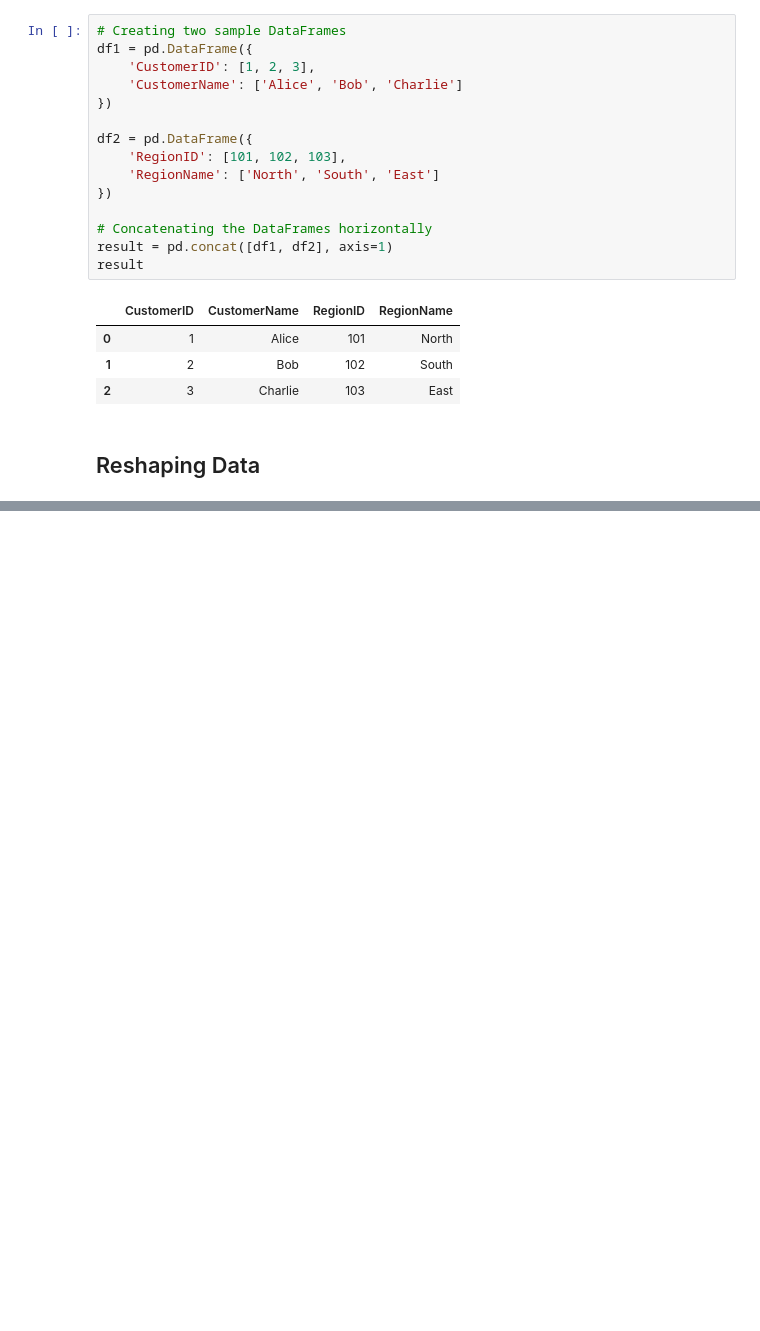
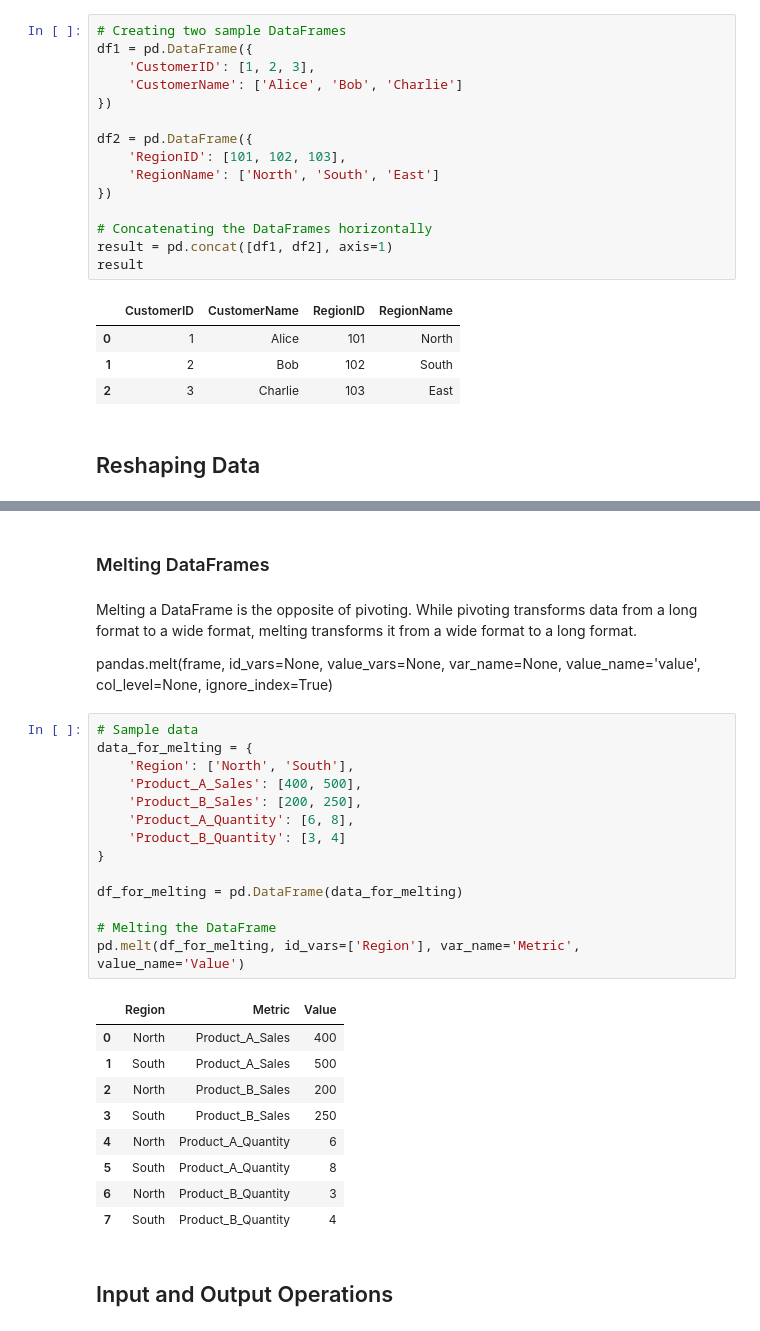
Before and after one commit to MuhammetYorulmaz/pandas_tutorial, a Jupyter notebook: notebooks/pandas_tutorial.ipynb, the cells around one changed output, grey strips where cells are left out. Drawn from its saved outputs; the diff is of its cells as text; blank space fills up the shorter version.

Commit message:
Added "Reshaping Data" functions

```diff
--- a/notebooks/pandas_tutorial.ipynb
+++ b/notebooks/pandas_tutorial.ipynb
@@ -1330,0 +1356,32 @@ result
+# %% [markdown]
+### Melting DataFrames <a id='8.2'>
+# %% [markdown]
+Melting a DataFrame is the opposite of pivoting. While pivoting transforms data from a long format to a wide format, melting transforms it from a wide format to a long format.
+
+pandas.melt(frame, id_vars=None, value_vars=None, var_name=None, value_name='value', col_level=None, ignore_index=True)
+# %%
+# Sample data
+data_for_melting = {
+    'Region': ['North', 'South'],
+    'Product_A_Sales': [400, 500],
+    'Product_B_Sales': [200, 250],
+    'Product_A_Quantity': [6, 8],
+    'Product_B_Quantity': [3, 4]
+}
+
+df_for_melting = pd.DataFrame(data_for_melting)
+
+# Melting the DataFrame
+pd.melt(df_for_melting, id_vars=['Region'], var_name='Metric', value_name='Value')
+# %% [output]
+|  | Region | Metric | Value |
+| 0 | North | Product_A_Sales | 400 |
+| 1 | South | Product_A_Sales | 500 |
+| 2 | North | Product_B_Sales | 200 |
+| 3 | South | Product_B_Sales | 250 |
+| 4 | North | Product_A_Quantity | 6 |
+| 5 | South | Product_A_Quantity | 8 |
+| 6 | North | Product_B_Quantity | 3 |
+| 7 | South | Product_B_Quantity | 4 |
+# %% [markdown]
+## Input and Output Operations <a id="9"></a>
```
Also changed, not shown: parts of 11 cells of this notebook.
